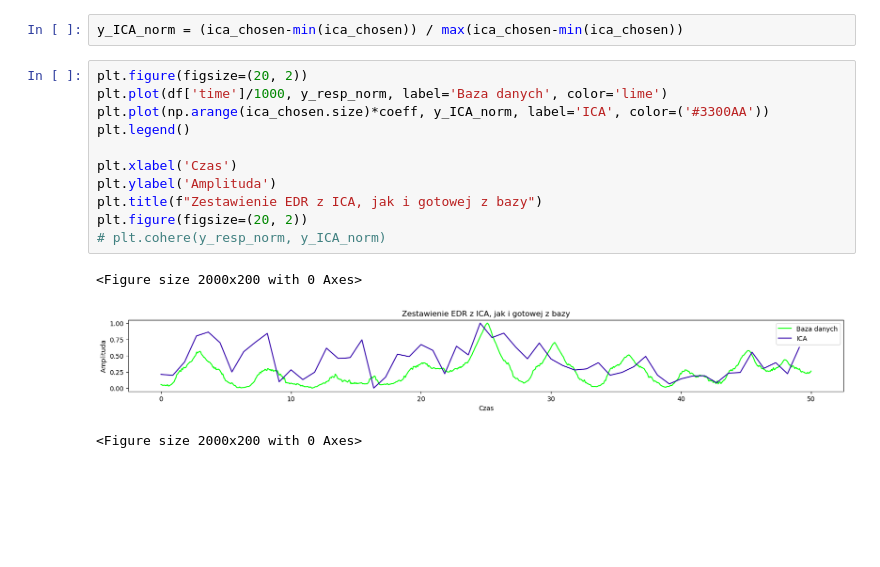
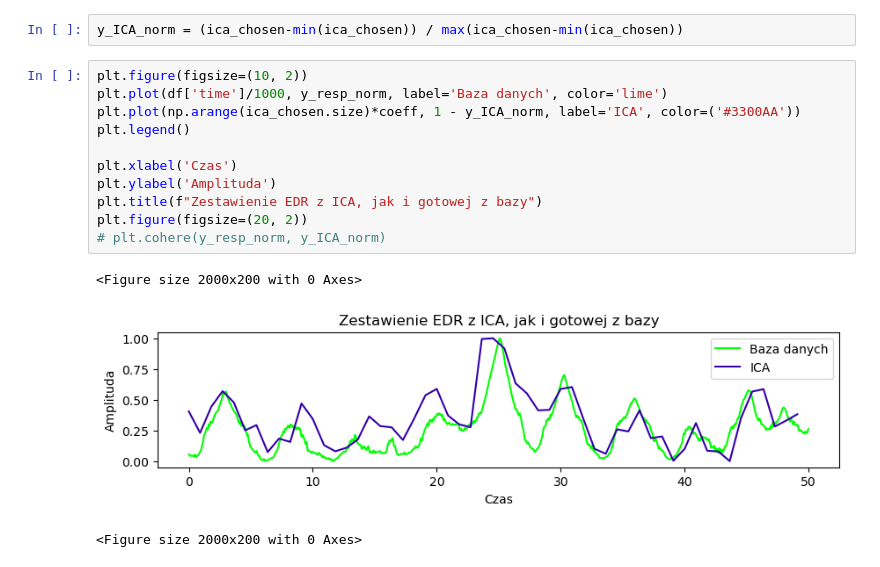
Before and after one commit to ciuek/ECG-Derived-Respiration, a Jupyter notebook: ecg_new.ipynb, the cells around one changed output. Saved outputs shown, nothing was run; the diff lists cells and outputs as text; blank space fills up the shorter version.

```diff
--- a/ecg_new.ipynb
+++ b/ecg_new.ipynb
@@ -229,18 +209,18 @@ plt.plot(ica_chosen)
 # %%
 y_ICA_norm = (ica_chosen-min(ica_chosen)) / max(ica_chosen-min(ica_chosen))
 # %%
-plt.figure(figsize=(20, 2))
+plt.figure(figsize=(10, 2))
 plt.plot(df['time']/1000, y_resp_norm, label='Baza danych', color='lime')
-plt.plot(np.arange(ica_chosen.size)*coeff, y_ICA_norm, label='ICA', color=('#3300AA'))
+plt.plot(np.arange(ica_chosen.size)*coeff, 1 - y_ICA_norm, label='ICA', color=('#3300AA'))
 plt.legend()
 
 plt.xlabel('Czas')
 plt.ylabel('Amplituda')
 plt.title(f"Zestawienie EDR z ICA, jak i gotowej z bazy")
 plt.figure(figsize=(20, 2))
 # plt.cohere(y_resp_norm, y_ICA_norm)
 # %% [output]
 <Figure size 2000x200 with 0 Axes>
-[figure, old version]
+[figure, new version]
 <Figure size 2000x200 with 0 Axes>
 # %%
```
Also changed, not shown: parts of 7 cells of this notebook.
